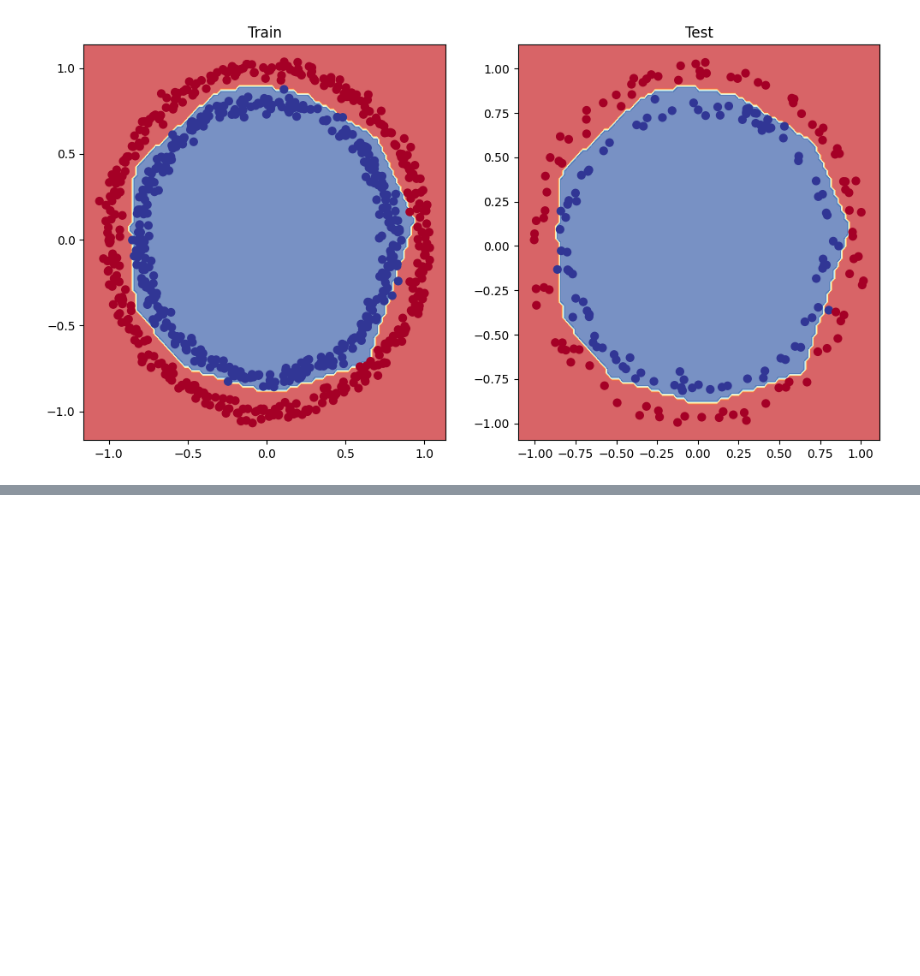
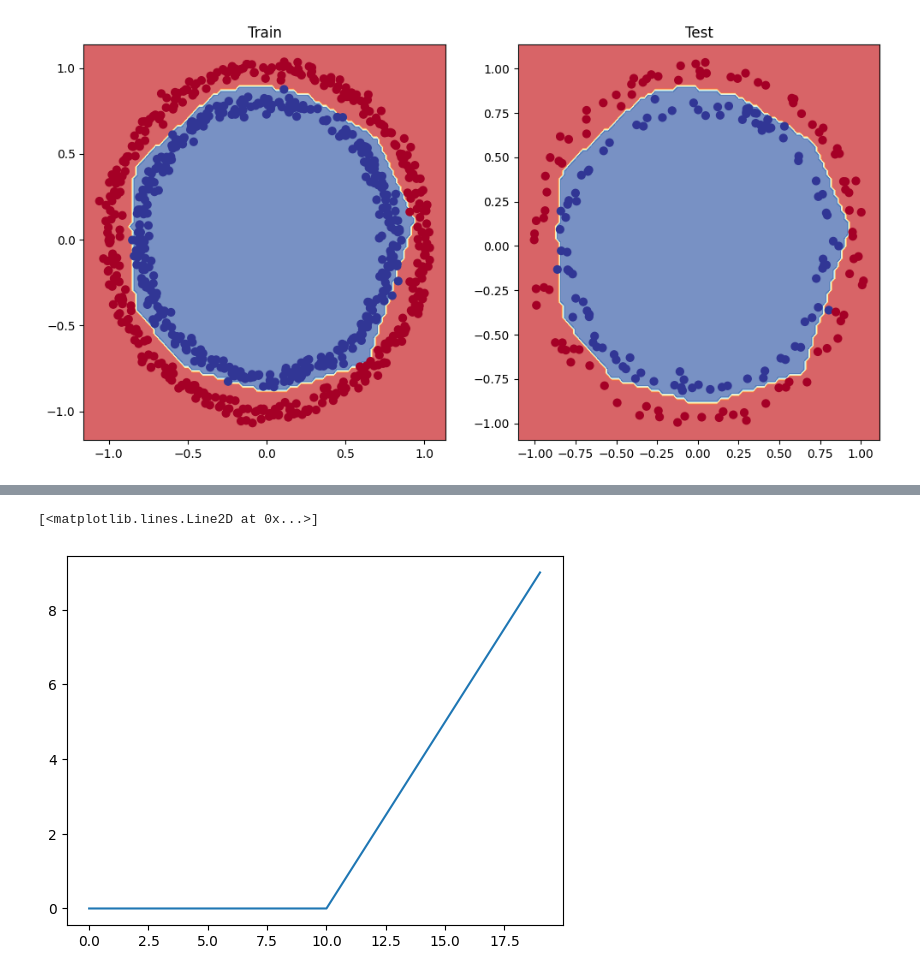
Before and after one commit to Sovit1056/Pytorch_practice, a Jupyter notebook: 02_PyTorch_neural_network.ipynb, the cells around one changed output, grey strips where cells are left out. Saved outputs shown, nothing was run; the diff lists cells and outputs as text; code cells hidden in the pictures; blank space fills up the shorter version.

```diff
--- a/02_PyTorch_neural_network.ipynb
+++ b/02_PyTorch_neural_network.ipynb
@@ -824,0 +869,10 @@ plot_decision_boundary(model_nl, X_test, y_test)
+# %%
+## Defining the relu function by our own: useful in future use
+
+def reluu(x: torch.Tensor):
+  return torch.max(torch.tensor(0), x) # input must be tensor so, torch.tensor(0)
+
+plt.plot(reluu(A))
+# %% [output]
+[<matplotlib.lines.Line2D at 0x...>]
+[figure, added]
```
Also changed, not shown: parts of 22 cells of this notebook.
